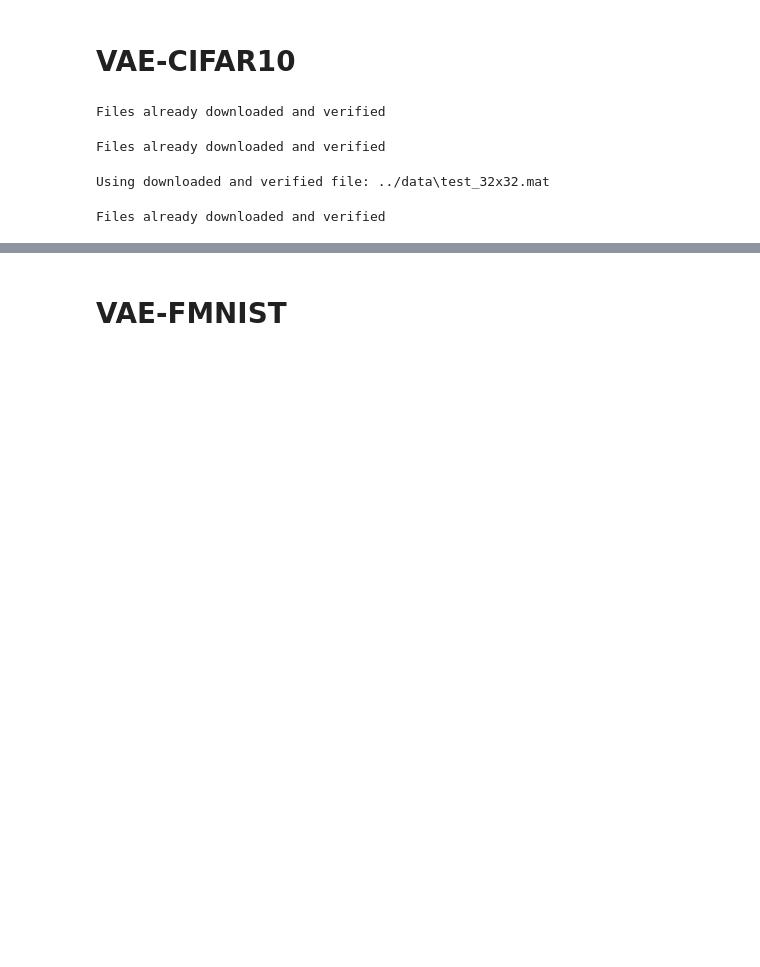
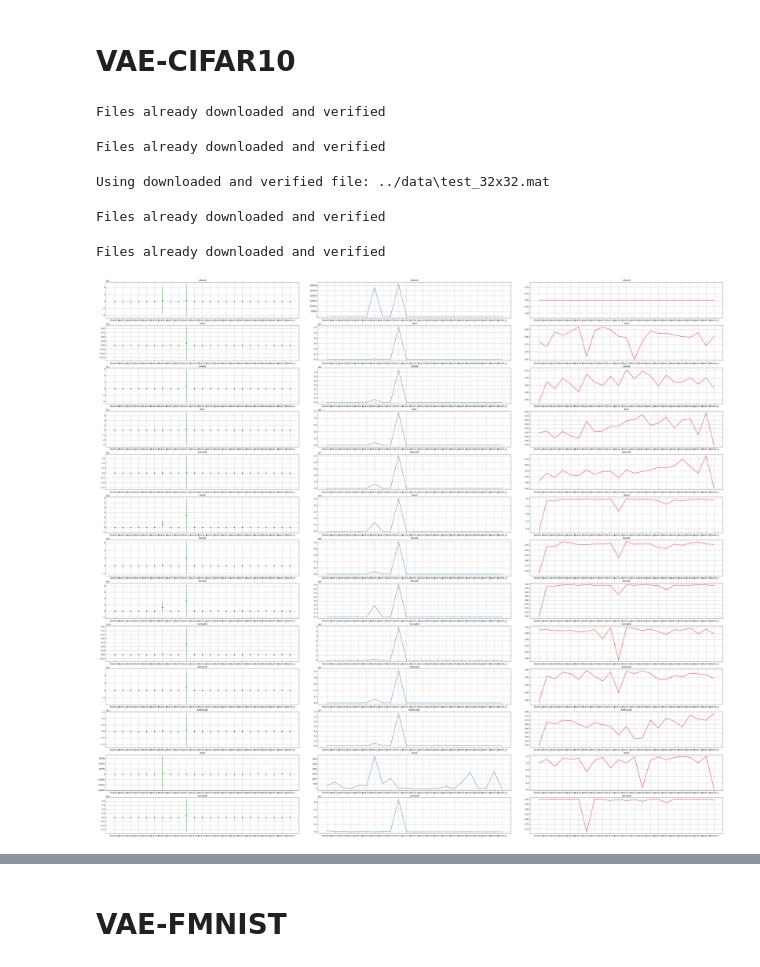
Before and after one commit to shinypond/ood_detection, a Jupyter notebook: code/TEST2.ipynb, the cells around one changed output, grey strips where cells are left out. Cells and saved outputs as stored; diff of their text form; code cells hidden in the pictures; blank space fills up the shorter version.

```diff
--- a/code/TEST2.ipynb
+++ b/code/TEST2.ipynb
@@ -56,14 +83,21 @@ dicts = [netE.conv1.weight, netG.main[0].weight]
 # %%
-a, b, _scores = AUTO_VAE_CIFAR(netE, netG, dicts, max_iter=[3000, 1000], loss_type='ELBO')
+a, b, _scores = AUTO_VAE_CIFAR(netE, netG, params, max_iter=[1000, 500], loss_type='ELBO_pixel', method='Vanilla')
+#a, b, _scores = AUTO_VAE_CIFAR(netE, netG, params, max_iter=[5000, 5000], loss_type='ELBO_pixel', method='SMW')
 # %% [output]
 Files already downloaded and verified
 Files already downloaded and verified
 Using downloaded and verified file: ../data\test_32x32.mat
 Files already downloaded and verified
+Files already downloaded and verified
-# %%
-FISHERs['VAE']['cifar10'] = a[dicts[0]] #+ a[dicts[1]]
-NORM_FACs['VAE']['cifar10'] = b[dicts[0]] #+ b[dicts[1]]
-for ood in opt.ood_list:
-    SCOREs['VAE']['cifar10'][ood] = _scores[ood][dicts[0]] #+ _scores[ood][dicts[1]]
+# %%
+for pname in params.keys():
+    FISHERs['VAE'][train_dist][pname] = a[pname]
+    NORM_FACs['VAE'][train_dist][pname] = b[pname]
+    for ood in opt.ood_list:
+        try:
+            SCOREs['VAE'][train_dist][ood][pname] = _scores[ood][pname]
+        except:
+            SCOREs['VAE'][train_dist][ood] = {}
+            SCOREs['VAE'][train_dist][ood][pname] = _scores[ood][pname]
 # %%
 # Histogram
@@ -86,0 +123,31 @@ print(auroc)
+# %%
+# Just show scores
+fig = plt.figure(figsize=(60, 55))
+plt.subplots_adjust(wspace=0.1)
+plt.subplots_adjust(hspace=0.2)
+for i, ood in enumerate(opt.ood_list):
+    df = pd.DataFrame(SCOREs['VAE'][train_dist][ood])
+    df.loc['mean', :] = df.mean()
+    df.loc['std', :] = df.std()
+    ax = fig.add_subplot(len(opt.ood_list), 3, 3*i+1)
+    ax.set_title(f'{ood}')
+    ax.errorbar(df.columns, df.loc['mean', :], df.loc['std', :], linestyle='None', marker='^', color='g')
+    ax.grid()
+for i, ood in enumerate(opt.ood_list):
+    df = pd.DataFrame(SCOREs['VAE'][train_dist][ood])
+    df.loc['mean', :] = df.mean()
+    df.loc['std', :] = df.std()
+    ax = fig.add_subplot(len(opt.ood_list), 3, 3*i+2)
+    ax.set_title(f'{ood}')
+    ax.plot(df.columns, df.loc['mean', :])
+    ax.grid()
+df = pd.DataFrame(auroc)
+for i, ood in enumerate(opt.ood_list):
+    ax = fig.add_subplot(len(opt.ood_list), 3, 3*i+3)
+    ax.set_title(f'{ood}')
+    ax.plot(df.columns, df.loc[ood, :], color='r')
+    ax.grid()
+
+fig.savefig('./score_mean_std_auroc.png')
+# %% [output]
+[figure, added]
```
Also changed, not shown: parts of 6 cells of this notebook, 24 other files.
